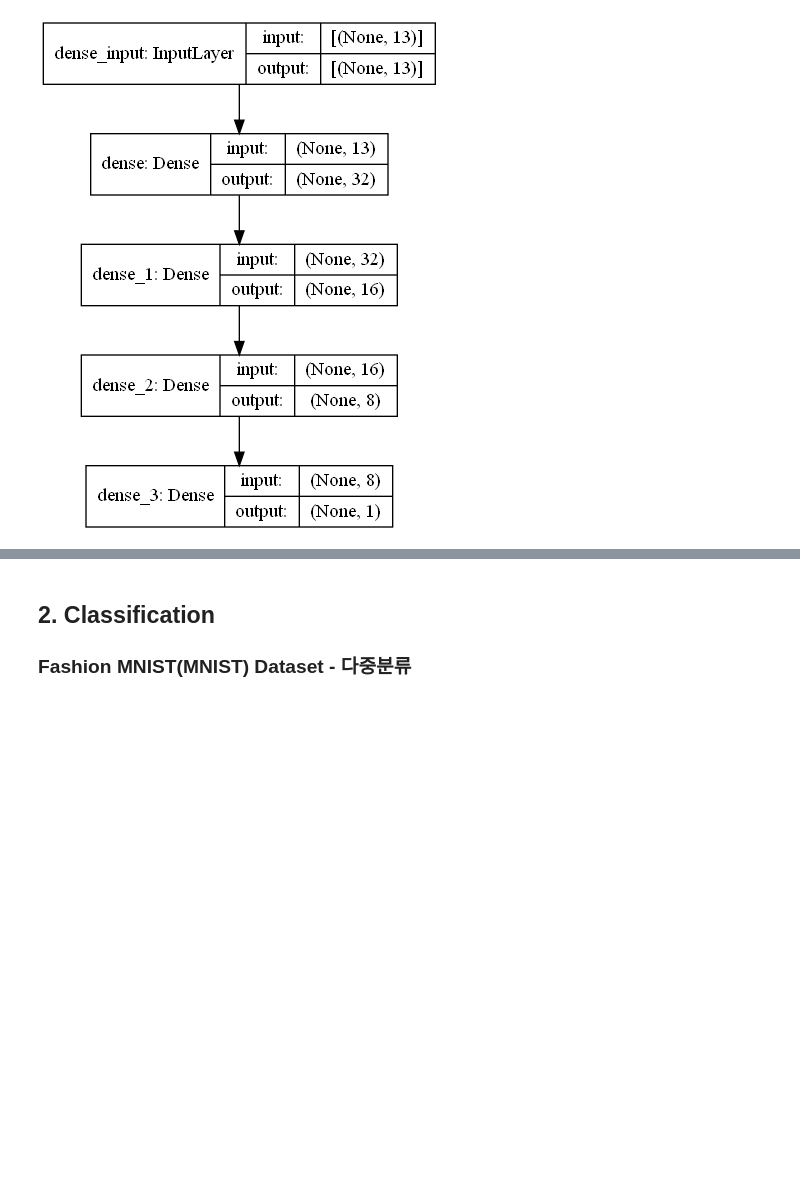
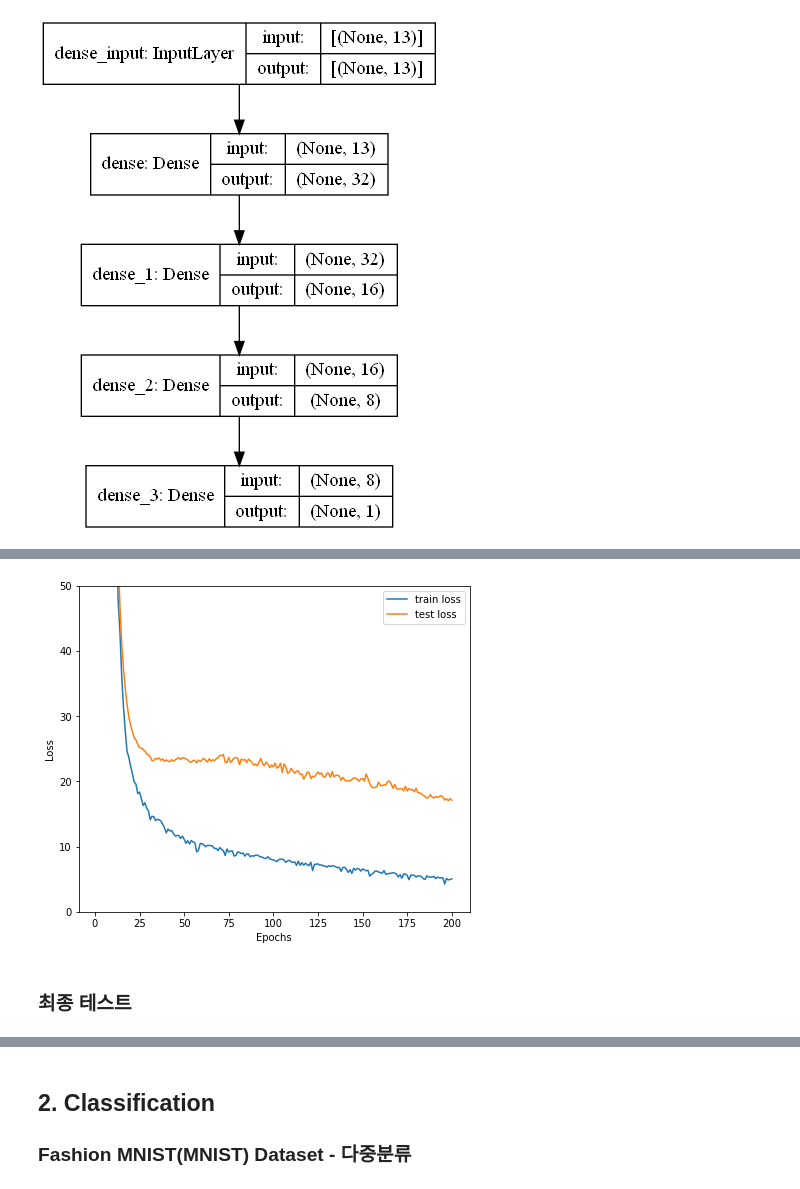
Before and after one commit to purple-cabbage0030/class_review, a Jupyter notebook: 13.deepLearning/04_DNN_분류_회귀.ipynb, the cells around one changed output, grey strips where cells are left out. Drawn from its saved outputs; the diff is of its cells as text; code cells hidden in the pictures; blank space fills up the shorter version.

```diff
--- a/13.deepLearning/04_DNN_분류_회귀.ipynb
+++ b/13.deepLearning/04_DNN_분류_회귀.ipynb
@@ -438,0 +514,15 @@ keras.utils.plot_model(model, show_shapes=True)
+# %%
+plt.figure(figsize=(7,6))
+plt.plot(range(1, N_EPOCHS+1), hist.history['loss'], label='train loss')
+plt.plot(range(1, N_EPOCHS+1), hist.history['val_loss'], label='test loss')
+plt.xlabel('Epochs')
+plt.ylabel('Loss')
+
+plt.ylim(0,50)
+
+plt.legend()
+plt.show()
+# %% [output]
+[figure, added]
+# %% [markdown]
+### 최종 테스트
```
Also changed, not shown: parts of 49 cells of this notebook.
